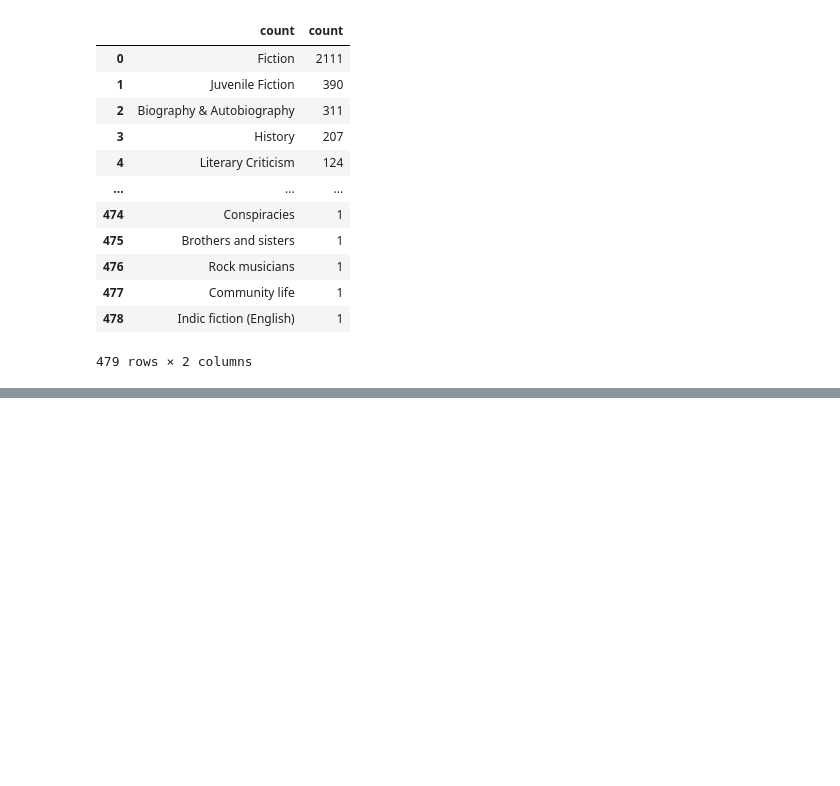
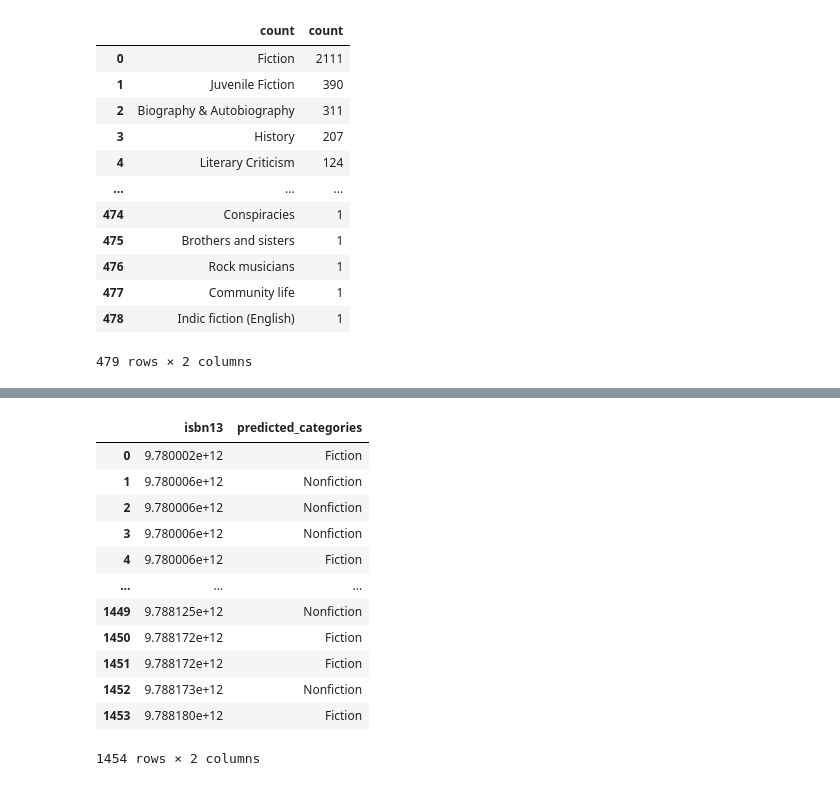
Before and after one commit to rishikasardana/book-recommender, a Jupyter notebook: text-classification.ipynb, the cells around one changed output, grey strips where cells are left out. Saved outputs shown, nothing was run; the diff lists cells and outputs as text; code cells hidden in the pictures; blank space fills up the shorter version.

```diff
--- a/text-classification.ipynb
+++ b/text-classification.ipynb
@@ -20,0 +161,16 @@ books ["categories"].value_counts().reset_index().rename(columns={"index": "cate
+# %%
+missing_predicted_df
+# %% [output]
+|  | isbn13 | predicted_categories |
+| 0 | 9.780002e+12 | Fiction |
+| 1 | 9.780006e+12 | Nonfiction |
+| 2 | 9.780006e+12 | Nonfiction |
+| 3 | 9.780006e+12 | Nonfiction |
+| 4 | 9.780006e+12 | Fiction |
+| ... | ... | ... |
+| 1449 | 9.788125e+12 | Nonfiction |
+| 1450 | 9.788172e+12 | Fiction |
+| 1451 | 9.788172e+12 | Fiction |
+| 1452 | 9.788173e+12 | Nonfiction |
+| 1453 | 9.788180e+12 | Fiction |
+1454 rows × 2 columns
```
Also changed, not shown: parts of 21 cells of this notebook, 2 other files.
